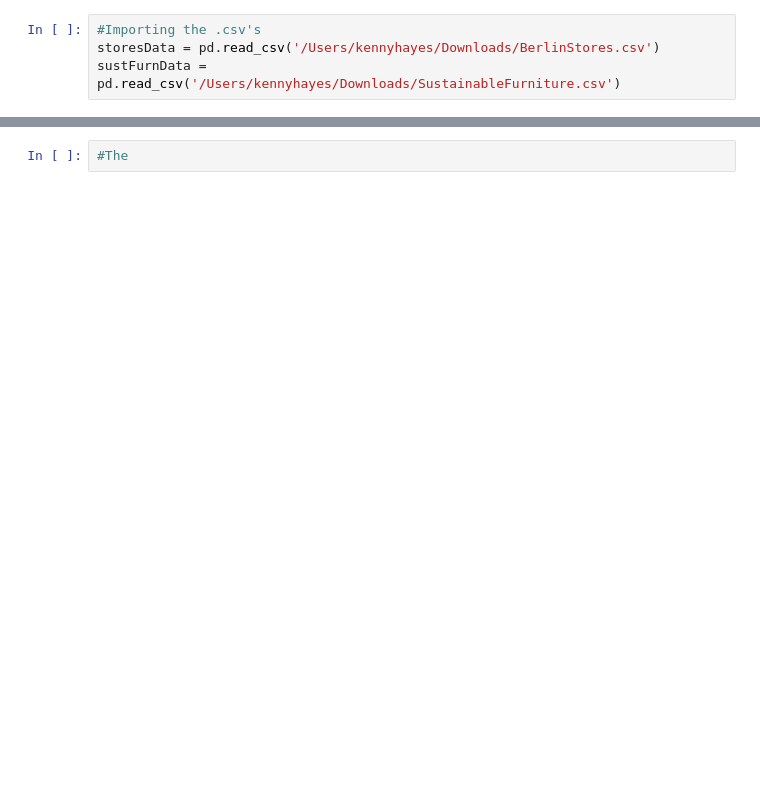
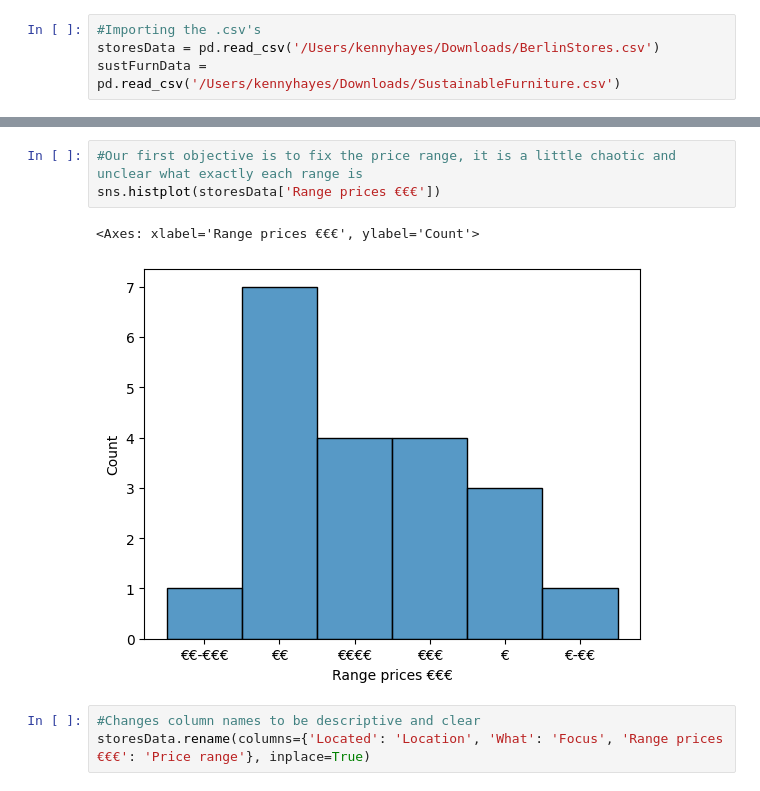
Before and after one commit to khayes1785/BerlinStores, a Jupyter notebook: StoresData.ipynb, the cells around one changed output, grey strips where cells are left out. Cells and saved outputs as stored; diff of their text form; blank space fills up the shorter version.

```diff
--- a/StoresData.ipynb
+++ b/StoresData.ipynb
@@ -74,2 +56,9 @@ storesData.head(20)
-# %%
-#The
+# %%
+#Our first objective is to fix the price range, it is a little chaotic and unclear what exactly each range is
+sns.histplot(storesData['Range prices €€€'])
+# %% [output]
+<Axes: xlabel='Range prices €€€', ylabel='Count'>
+[figure, added]
+# %%
+#Changes column names to be descriptive and clear
+storesData.rename(columns={'Located': 'Location', 'What': 'Focus', 'Range prices €€€': 'Price range'}, inplace=True)
```
Also changed, not shown: parts of 8 cells of this notebook.
